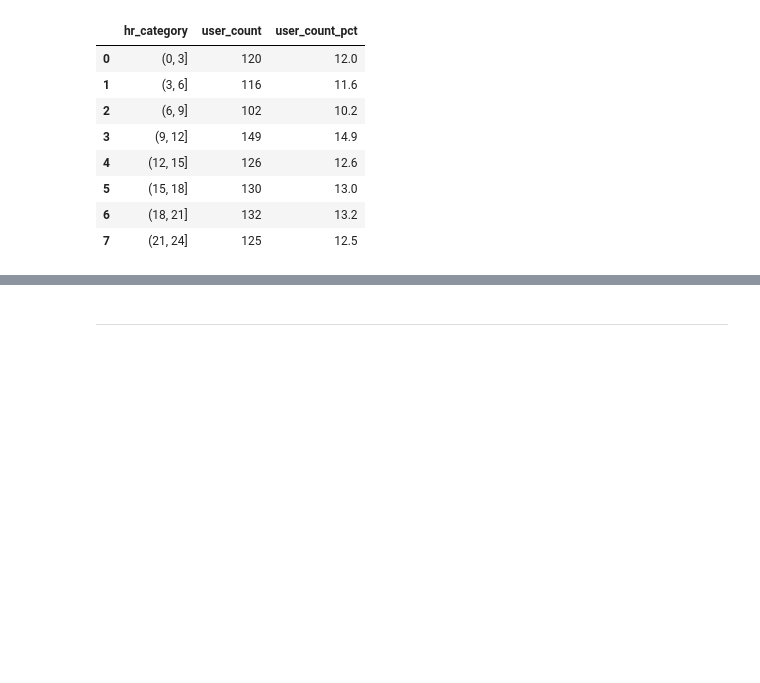
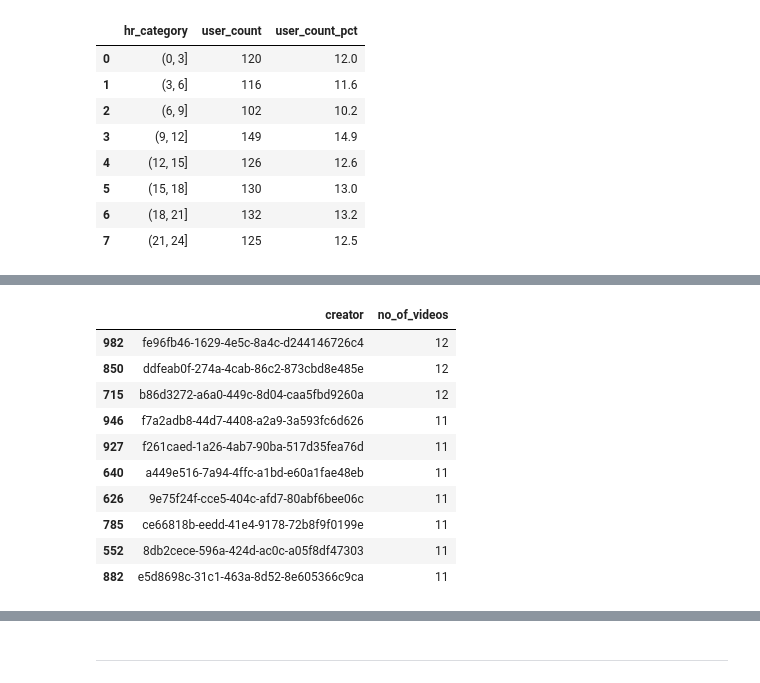
Before and after one commit to tummala-hareesh/krikey_senior_data_analyst, a Jupyter notebook: 1_exploratory_data_analysis_krikey.ipynb, the cells around one changed output, grey strips where cells are left out. Cells and saved outputs as stored; diff of their text form; code cells hidden in the pictures; blank space fills up the shorter version.

```diff
--- a/1_exploratory_data_analysis_krikey.ipynb
+++ b/1_exploratory_data_analysis_krikey.ipynb
@@ -666,0 +748,18 @@ __x__values_original
+# %%
+# No. of videos per user (Top10)
+df_users_nvideos_all = df_users_videos.groupby(['creator'])['id_y'].count().reset_index()
+df_users_nvideos_all.columns = ['creator', 'no_of_videos']
+df_users_nvideos_top10 = df_users_nvideos_all.sort_values(by='no_of_videos', ascending=False).head(10)
+df_users_nvideos_top10
+# %% [output]
+|  | creator | no_of_videos |
+| 982 | fe96fb46-1629-4e5c-8a4c-d244146726c4 | 12 |
+| 850 | ddfeab0f-274a-4cab-86c2-873cbd8e485e | 12 |
+| 715 | b86d3272-a6a0-449c-8d04-caa5fbd9260a | 12 |
+| 946 | f7a2adb8-44d7-4408-a2a9-3a593fc6d626 | 11 |
+| 927 | f261caed-1a26-4ab7-90ba-517d35fea76d | 11 |
+| 640 | a449e516-7a94-4ffc-a1bd-e60a1fae48eb | 11 |
+| 626 | 9e75f24f-cce5-404c-afd7-80abf6bee06c | 11 |
+| 785 | ce66818b-eedd-41e4-9178-72b8f9f0199e | 11 |
+| 552 | 8db2cece-596a-424d-ac0c-a05f8df47303 | 11 |
+| 882 | e5d8698c-31c1-463a-8d52-8e605366c9ca | 11 |
```
Also changed, not shown: parts of 64 cells of this notebook, 2 other files.
